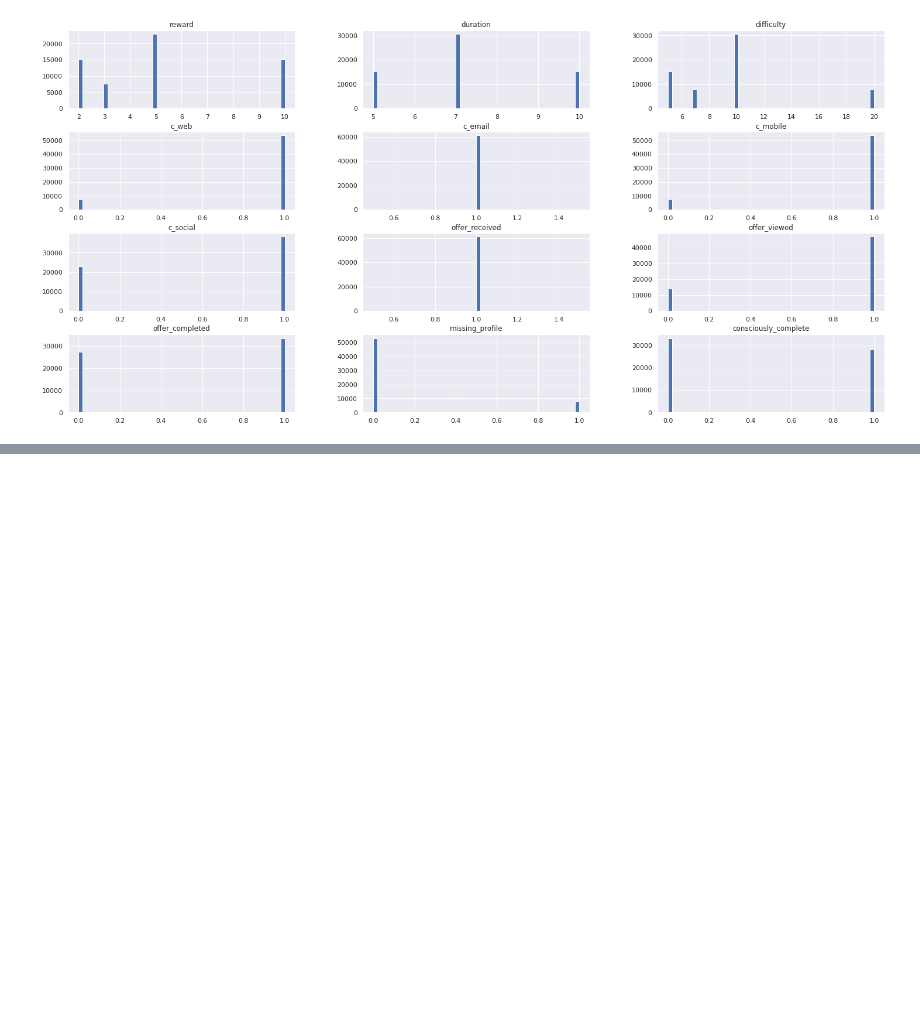
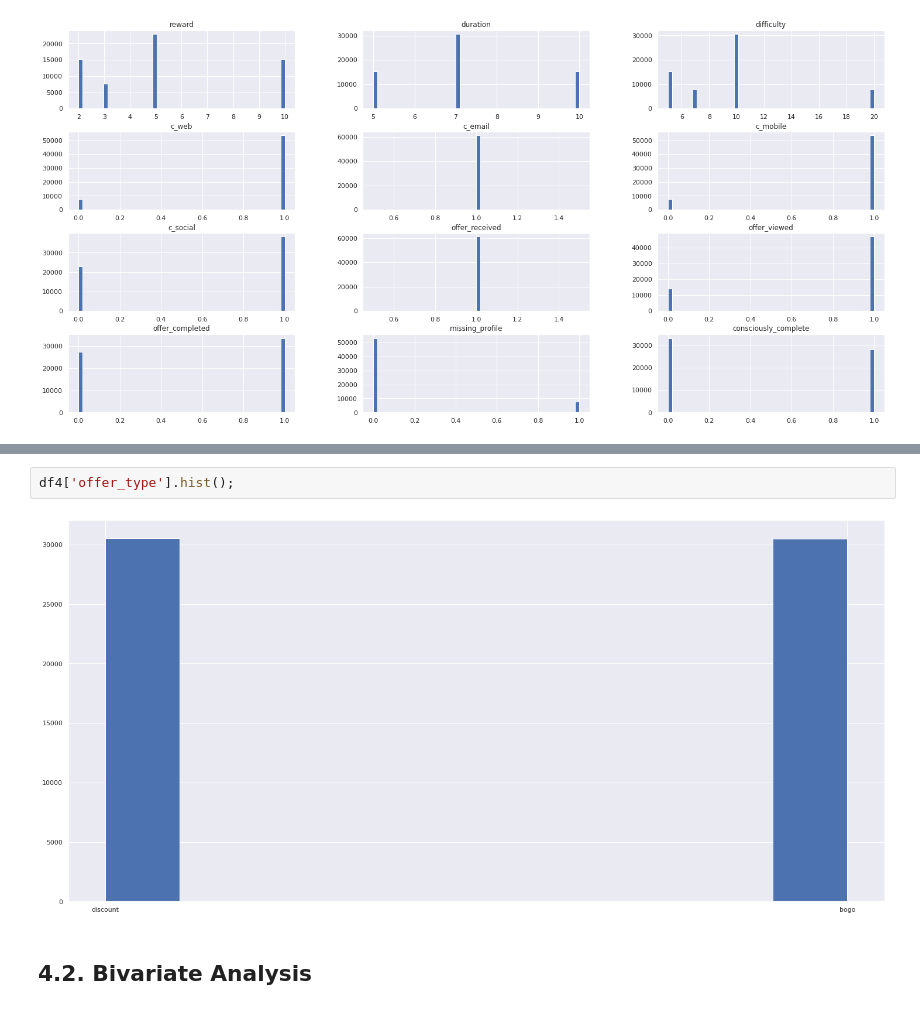
Before and after one commit to tadeucbm/Starbucks-Capstone, a Jupyter notebook: offer_predict.ipynb, the cells around one changed output, grey strips where cells are left out. Saved outputs shown, nothing was run; the diff lists cells and outputs as text; blank space fills up the shorter version.

Commit message:
adding offer_predict

```diff
--- a/offer_predict.ipynb
+++ b/offer_predict.ipynb
@@ -369,0 +376,6 @@ df4.drop(['age', 'income', 'became_member_on'], axis=1).describe()
+# %%
+df4['offer_type'].hist();
+# %% [output]
+[figure, added]
+# %% [markdown]
+## 4.2. Bivariate Analysis
```
Also changed, not shown: parts of 2 cells of this notebook.
